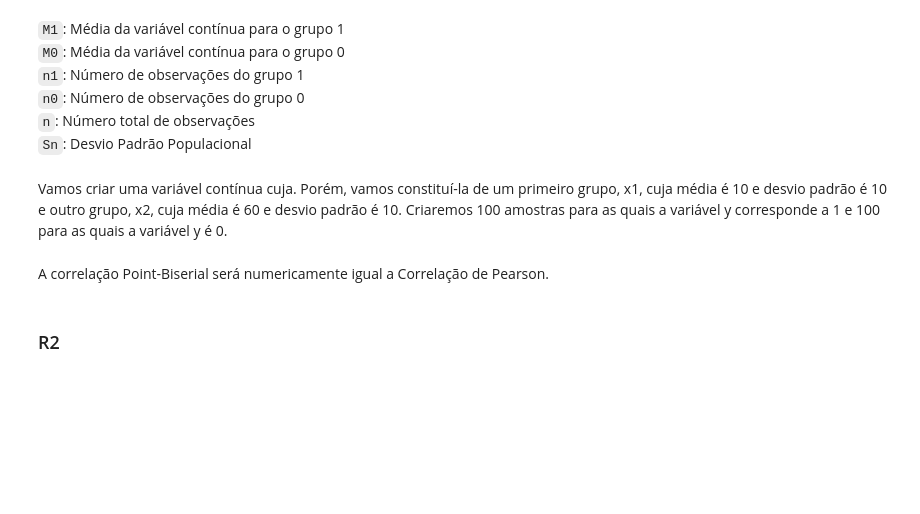
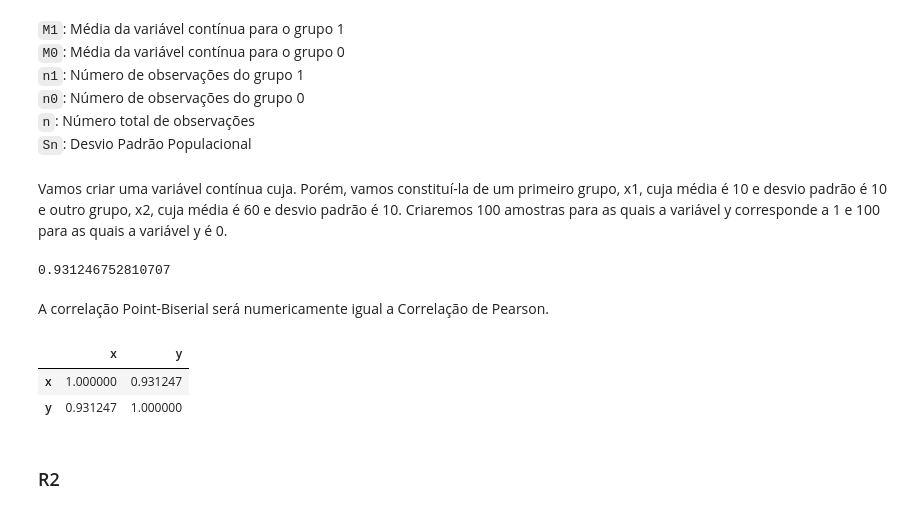
Before and after one commit to brondevitor/Python_Jorney, a Jupyter notebook: Statistics/Estatística Descritiva (Parte II).ipynb, the cells around one changed output. Drawn from its saved outputs; the diff is of its cells as text; code cells hidden in the pictures; blank space fills up the shorter version.

````diff
--- a/Statistics/Estatística Descritiva (Parte II).ipynb
+++ b/Statistics/Estatística Descritiva (Parte II).ipynb
@@ -227,3 +227,10 @@ Assim como as demais correlações, a Point-Biserial varia de -1 a 1. Na equaç
 ```Sn```: Desvio Padrão Populacional<br>
 # %% [markdown]
 Vamos criar uma variável contínua cuja. Porém, vamos constituí-la de um primeiro grupo, x1, cuja média é 10 e desvio padrão é 10 e outro grupo, x2, cuja média é 60 e desvio padrão é 10. Criaremos 100 amostras para as quais a variável y corresponde a 1 e 100 para as quais a variável y é 0.
+# %%
+np.random.seed(10)
+x1 = np.random.normal(10, 10, 100)
+x2 = np.random.normal(60, 10, 100)
+y = 100*[0] + 100*[1]
+# %%
+df_pb = pd.DataFrame({'x':np.concatenate([x1,x2]), 'y':y})
@@ -230,5 +241,15 @@ Vamos criar uma variável contínua cuja. Porém, vamos constituí-la de um prim
+# %%
+((M1-M0)/std_)*np.sqrt(0.5**2)
+# %% [output]
+0.931246752810707
 # %% [markdown]
 A correlação Point-Biserial será numericamente igual a Correlação de Pearson.
+# %%
+df_pb.corr()
+# %% [output]
+|  | x | y |
+| x | 1.000000 | 0.931247 |
+| y | 0.931247 | 1.000000 |
 # %% [markdown]
 ### R2
 # %% [markdown]
````
Also changed, not shown: parts of 14 cells of this notebook.
